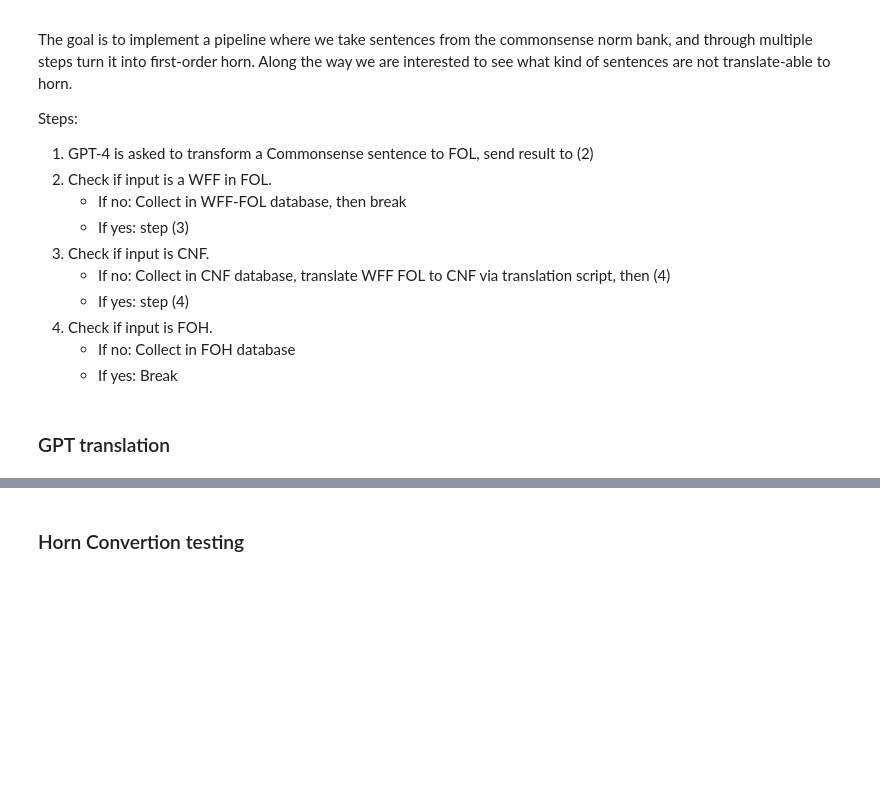
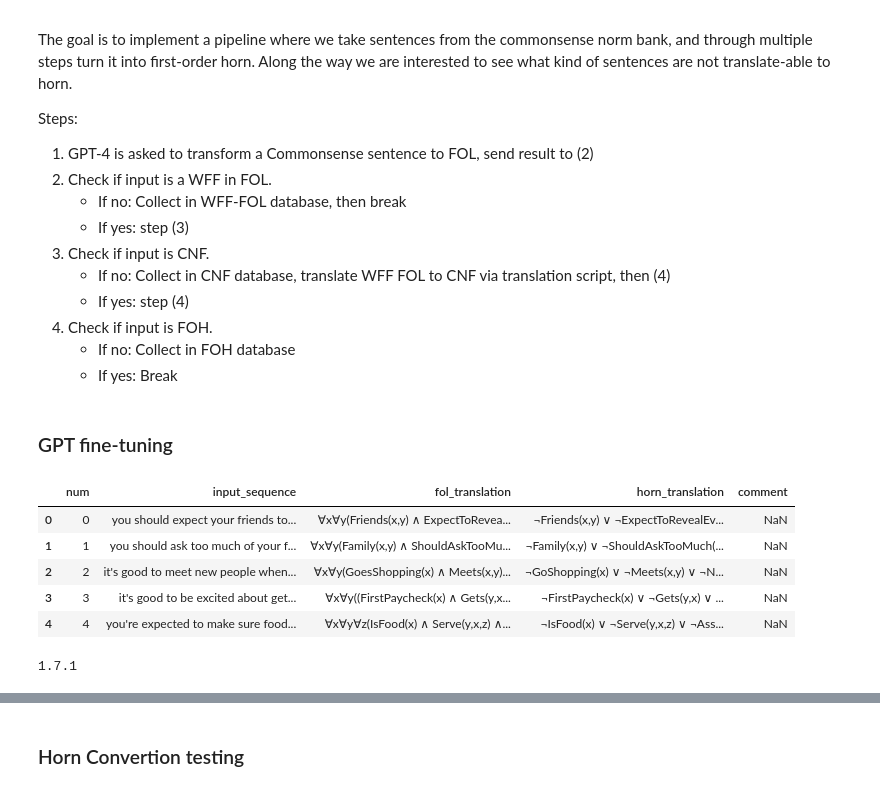
Before and after one commit to emmabjor/nl-horn-master, a Jupyter notebook: gpt_pipeline_testing.ipynb, the cells around one changed output, grey strips where cells are left out. Drawn from its saved outputs; the diff is of its cells as text; code cells hidden in the pictures; blank space fills up the shorter version.

Commit message:
💩 Tried GPT fine-tuning instead of prompting

```diff
--- a/gpt_pipeline_testing.ipynb
+++ b/gpt_pipeline_testing.ipynb
@@ -31,4 +31,4 @@ openai.api_key = os.getenv("OPENAI_API_KEY")
 import prompts
 from fol_parser import parse_text_FOL_to_tree
 # %% [markdown]
-### GPT translation
+### GPT fine-tuning
@@ -34,0 +49,11 @@ from fol_parser import parse_text_FOL_to_tree
+# %%
+import_df = pd.read_csv('translated_test.yes_no.tsv', sep='\t')
+# %%
+import_df.head()
+# %% [output]
+|  | num | input_sequence | fol_translation | horn_translation | comment |
+| 0 | 0 | you should expect your friends to... | ∀x∀y(Friends(x,y) ∧ ExpectToRevea... | ¬Friends(x,y) ∨ ¬ExpectToRevealEv... | NaN |
+| 1 | 1 | you should ask too much of your f... | ∀x∀y(Family(x,y) ∧ ShouldAskTooMu... | ¬Family(x,y) ∨ ¬ShouldAskTooMuch(... | NaN |
+| 2 | 2 | it's good to meet new people when... | ∀x∀y(GoesShopping(x) ∧ Meets(x,y)... | ¬GoShopping(x) ∨ ¬Meets(x,y) ∨ ¬N... | NaN |
+| 3 | 3 | it's good to be excited about get... | ∀x∀y((FirstPaycheck(x) ∧ Gets(y,x... | ¬FirstPaycheck(x) ∨ ¬Gets(y,x) ∨ ... | NaN |
+| 4 | 4 | you're expected to make sure food... | ∀x∀y∀z(IsFood(x) ∧ Serve(y,x,z) ∧... | ¬IsFood(x) ∨ ¬Serve(y,x,z) ∨ ¬Ass... | NaN |
@@ -34,0 +94,4 @@ from fol_parser import parse_text_FOL_to_tree
+# %%
+print(openai.VERSION)
+# %% [output]
+1.7.1
```
Also changed, not shown: parts of 8 cells of this notebook, 1 other file.
